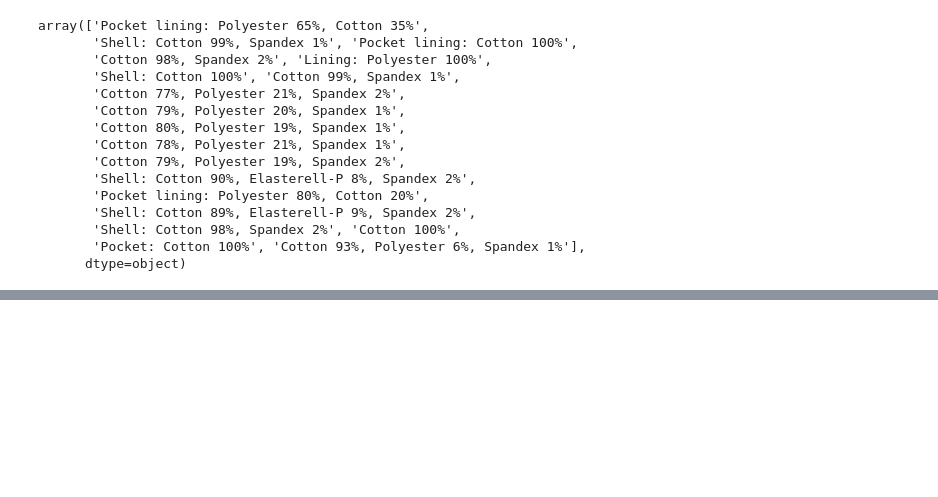
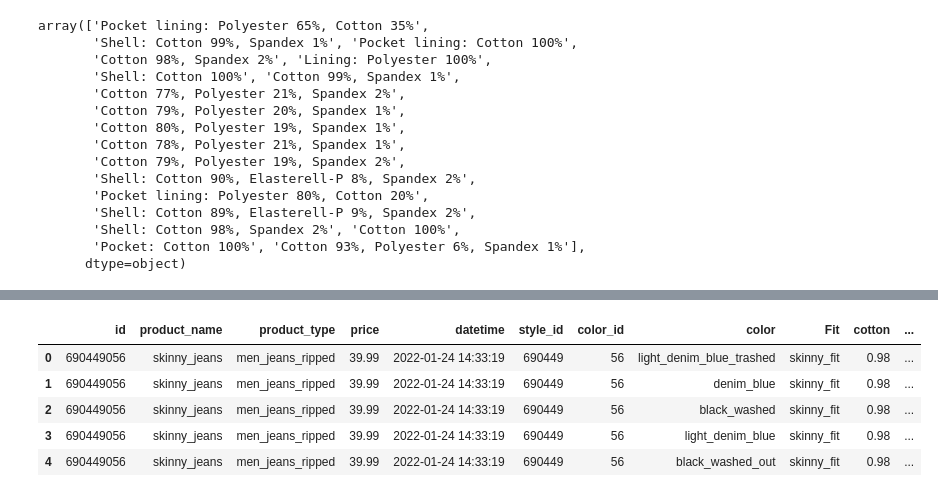
Before and after one commit to lucasquemelli/ds_ao_dev, a Jupyter notebook: H&M .ipynb, the cells around one changed output, grey strips where cells are left out. Saved outputs shown, nothing was run; the diff lists cells and outputs as text; code cells hidden in the pictures; blank space fills up the shorter version.

```diff
--- a/H&M .ipynb
+++ b/H&M .ipynb
@@ -841,0 +911,13 @@ df_ref.head()
+# %%
+data['cotton'] = data['cotton'].apply(lambda x: int( re.search('\d+', x).group(0))/100 if pd.notnull(x) else x)
+data['polyester'] = data['polyester'].apply(lambda x: int( re.search('\d+', x).group(0))/100 if pd.notnull(x) else x)
+data['spandex'] = data['spandex'].apply(lambda x: int( re.search('\d+', x).group(0))/100 if pd.notnull(x) else x)
+# %%
+data.head()
+# %% [output]
+|  | id | product_name | product_type | price | datetime | style_id | color_id | color | Fit | cotton | ... |
+| 0 | 690449056 | skinny_jeans | men_jeans_ripped | 39.99 | 2022-01-24 14:33:19 | 690449 | 56 | light_denim_blue_trashed | skinny_fit | 0.98 | ... |
+| 1 | 690449056 | skinny_jeans | men_jeans_ripped | 39.99 | 2022-01-24 14:33:19 | 690449 | 56 | denim_blue | skinny_fit | 0.98 | ... |
+| 2 | 690449056 | skinny_jeans | men_jeans_ripped | 39.99 | 2022-01-24 14:33:19 | 690449 | 56 | black_washed | skinny_fit | 0.98 | ... |
+| 3 | 690449056 | skinny_jeans | men_jeans_ripped | 39.99 | 2022-01-24 14:33:19 | 690449 | 56 | light_denim_blue | skinny_fit | 0.98 | ... |
+| 4 | 690449056 | skinny_jeans | men_jeans_ripped | 39.99 | 2022-01-24 14:33:19 | 690449 | 56 | black_washed_out | skinny_fit | 0.98 | ... |
```
Also changed, not shown: parts of 95 cells of this notebook.
